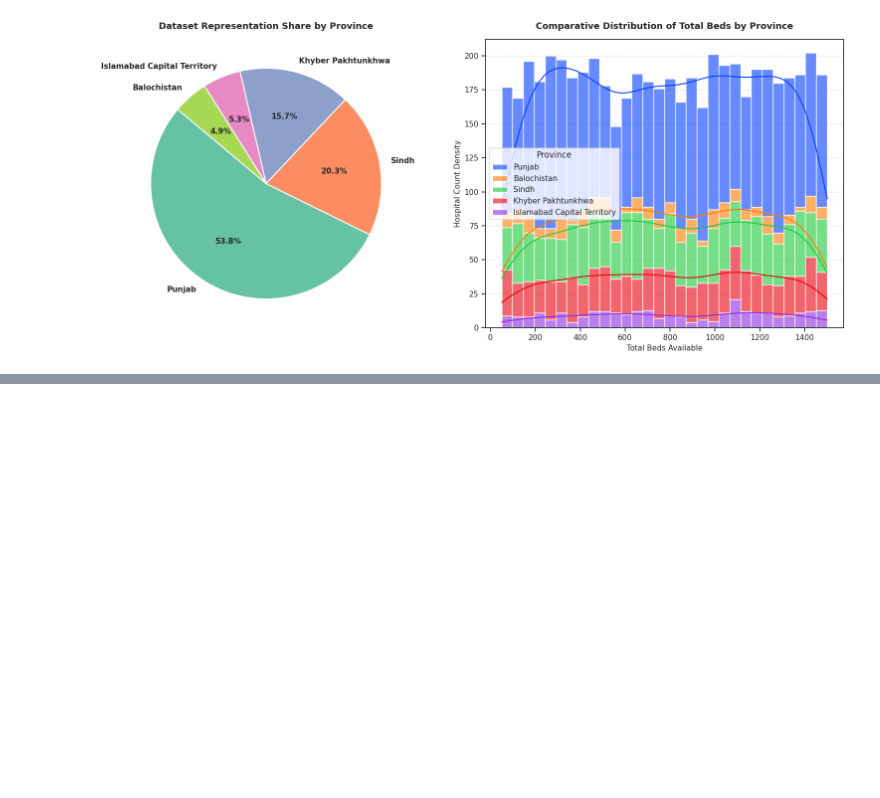
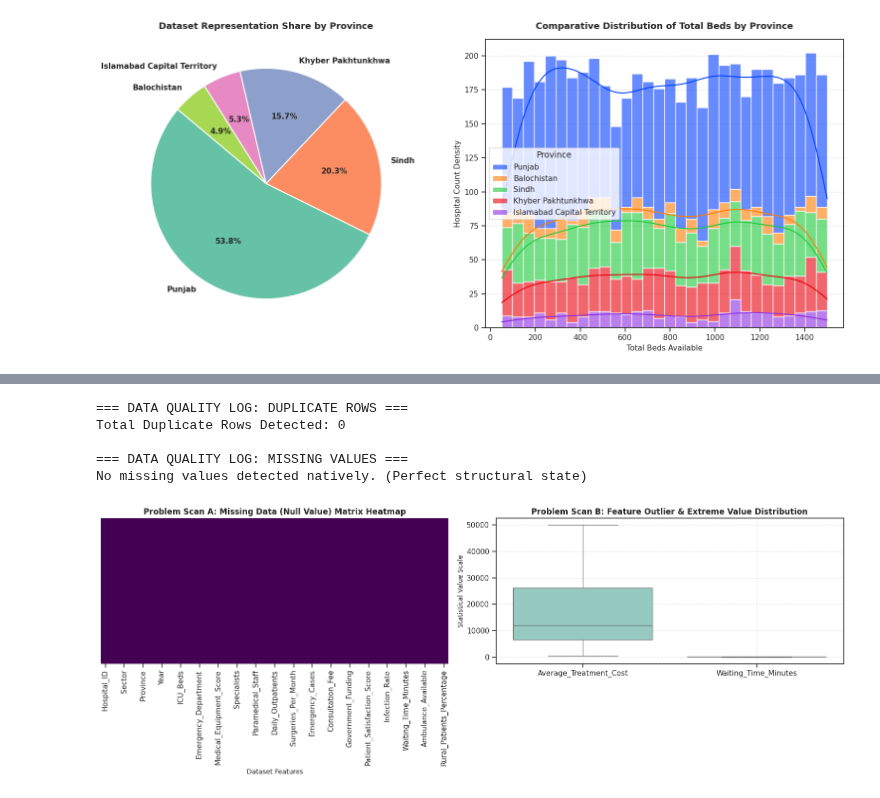
Before and after one commit to ANASSHAIKH-NOOB/AI-PROJECT, a Jupyter notebook: PROJECT.ipynb, the cells around one changed output, grey strips where cells are left out. Saved outputs shown, nothing was run; the diff lists cells and outputs as text; code cells hidden in the pictures; blank space fills up the shorter version.

```diff
--- a/PROJECT.ipynb
+++ b/PROJECT.ipynb
@@ -310,0 +348,43 @@ plt.show()
+# %%
+# 1. Structural Check: Check for Redundant Duplicate Rows
+duplicate_count = df.duplicated().sum()
+print("=== DATA QUALITY LOG: DUPLICATE ROWS ===")
+print(f"Total Duplicate Rows Detected: {duplicate_count}\n")
+
+# 2. Structural Check: Count Missing Values Per Column
+missing_series = df.isnull().sum()
+missing_columns = missing_series[missing_series > 0]
+
+print("=== DATA QUALITY LOG: MISSING VALUES ===")
+if len(missing_columns) == 0:
+    print("No missing values detected natively. (Perfect structural state)")
+else:
+    print("Detected missing value matrices in the following features:")
+    print(missing_columns)
+
+# 3. Render Compulsory Phase 4 Visuals: Problem-Finding Dashboard
+fig, axes = plt.subplots(1, 2, figsize=(16, 6))
+
+# Visual A: Missing Value Matrix Heatmap
+# If your dataset has no missing values, this will show a clean, uniform color strip.
+sns.heatmap(df.isnull(), cbar=False, yticklabels=False, cmap='viridis', ax=axes[0])
+axes[0].set_title("Problem Scan A: Missing Data (Null Value) Matrix Heatmap", fontsize=12, fontweight='bold')
+axes[0].set_xlabel("Dataset Features", fontsize=10)
+
+# Visual B: Outlier Detection Boxplots across Key Operational Vectors
+# Outliers will show up as tiny diamond points floating outside the main "whisker" boundaries.
+outlier_features = ['Average_Treatment_Cost', 'Waiting_Time_Minutes']
+sns.boxplot(data=df[outlier_features], palette="Set3", ax=axes[1])
+axes[1].set_title("Problem Scan B: Feature Outlier & Extreme Value Distribution", fontsize=12, fontweight='bold')
+axes[1].set_ylabel("Statistical Value Scale", fontsize=10)
+axes[1].grid(True, linestyle='--', alpha=0.5)
+
+plt.tight_layout()
+plt.show()
+# %% [output]
+=== DATA QUALITY LOG: DUPLICATE ROWS ===
+Total Duplicate Rows Detected: 0
+
+=== DATA QUALITY LOG: MISSING VALUES ===
+No missing values detected natively. (Perfect structural state)
+[figure, added]
```
Also changed, not shown: parts of 15 cells of this notebook.
